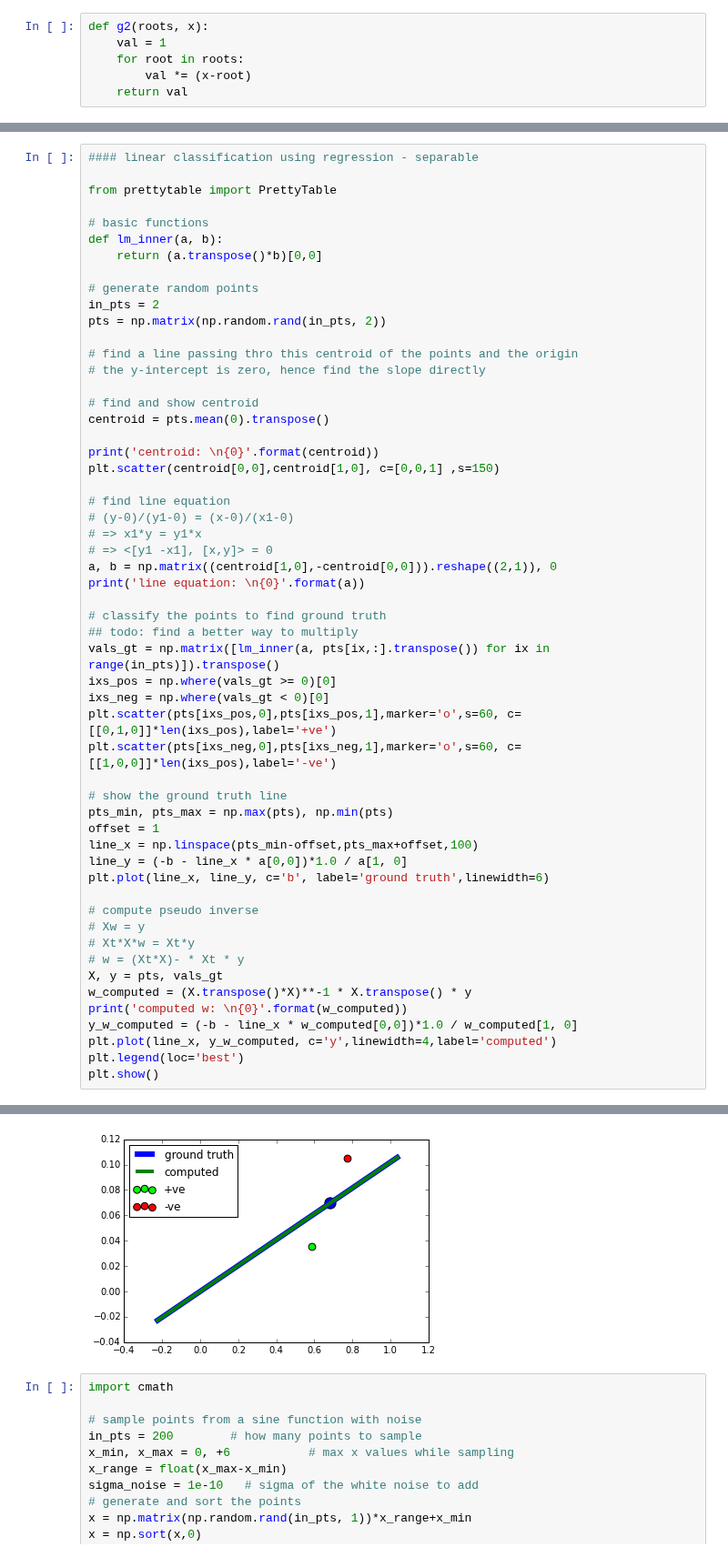
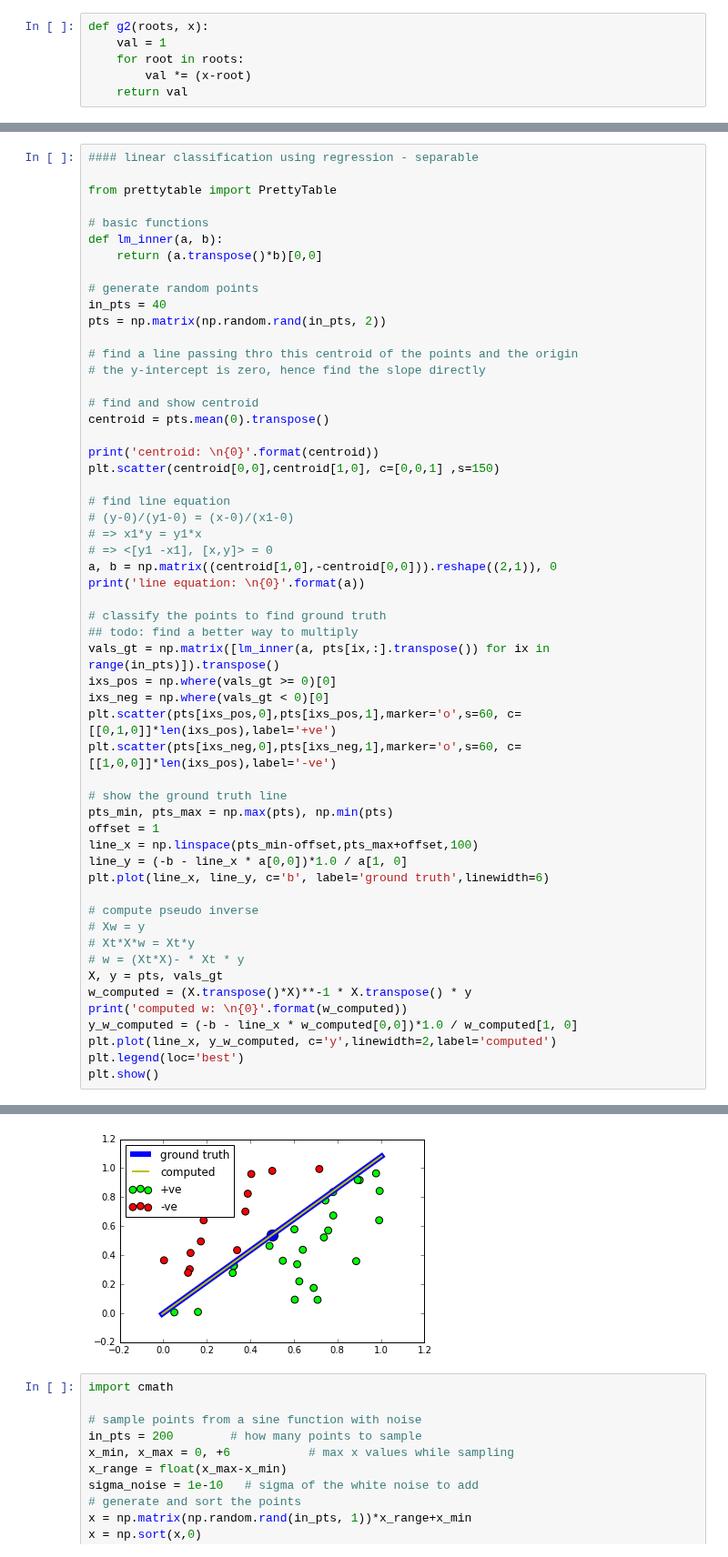
Before and after one commit to john-von-seneca/ml-and-what-not, a Jupyter notebook: learning-from-data/3-linear-model.ipynb, the cells around one changed output, grey strips where cells are left out. Shown at 91% size. Cells and saved outputs as stored; diff of their text form.

```diff
--- a/learning-from-data/3-linear-model.ipynb
+++ b/learning-from-data/3-linear-model.ipynb
@@ -131,7 +131,7 @@ def lm_inner(a, b):
     return (a.transpose()*b)[0,0]
 
 # generate random points
-in_pts = 2
+in_pts = 40
 pts = np.matrix(np.random.rand(in_pts, 2))
 
 # find a line passing thro this centroid of the points and the origin
@@ -173,7 +173,7 @@ X, y = pts, vals_gt
 w_computed = (X.transpose()*X)**-1 * X.transpose() * y
 print('computed w: \n{0}'.format(w_computed))
 y_w_computed = (-b - line_x * w_computed[0,0])*1.0 / w_computed[1, 0]
-plt.plot(line_x, y_w_computed, c='y',linewidth=4,label='computed')
+plt.plot(line_x, y_w_computed, c='y',linewidth=2,label='computed')
 plt.legend(loc='best')
 plt.show()
 # %% [output]
@@ -189,4 +189,4 @@ computed w:
-[figure, old version]
+[figure, new version]
 # %%
 import cmath
 
```
Also changed, not shown: parts of 9 cells of this notebook, 5 other files.
